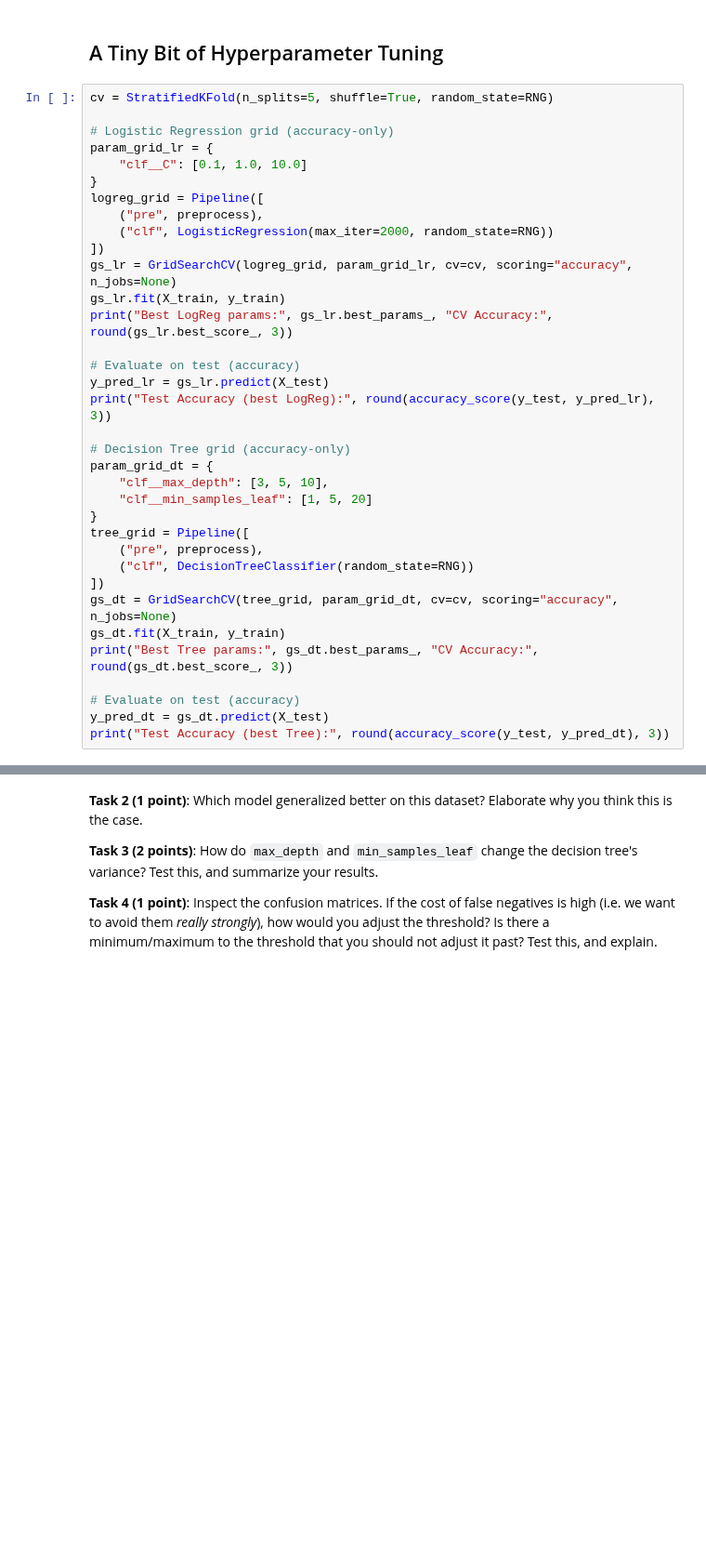
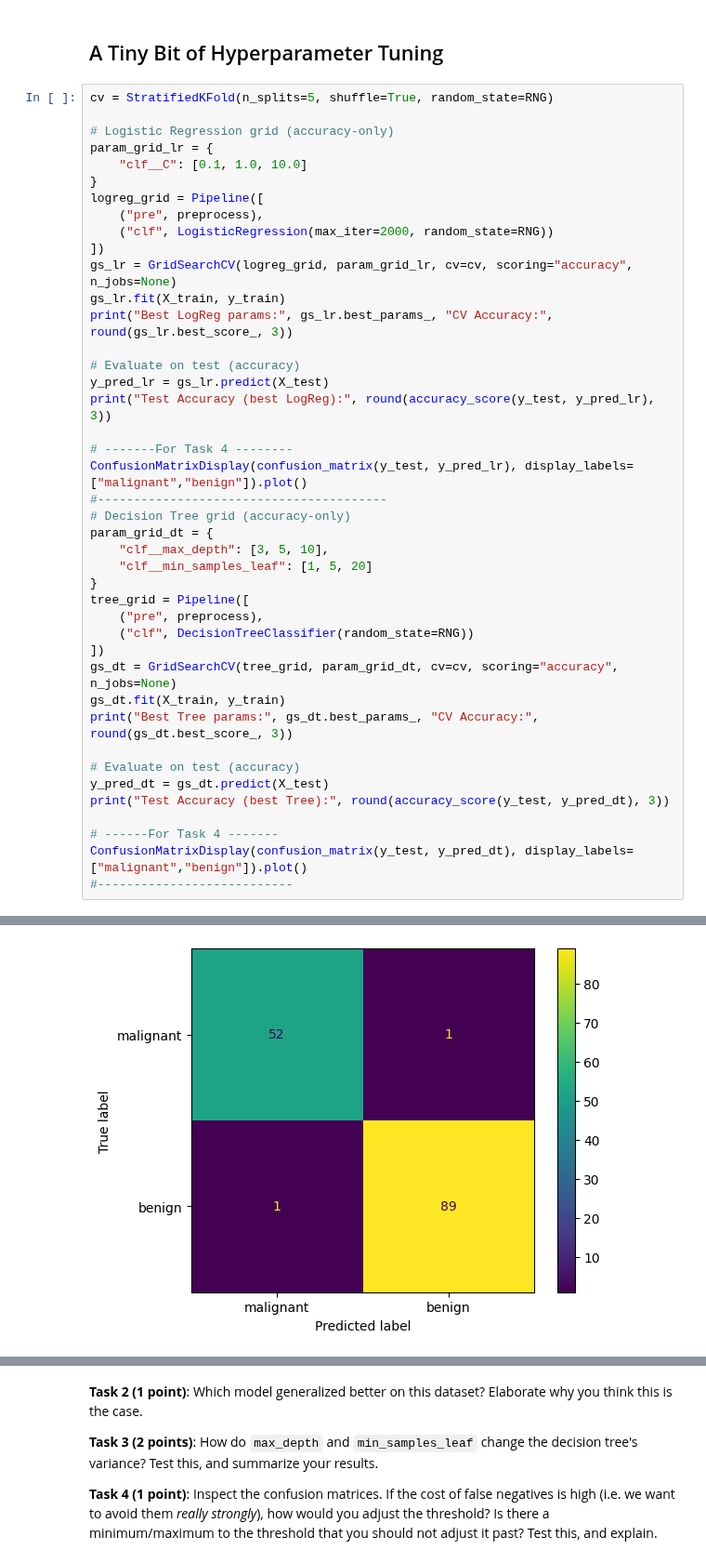
Before and after one commit to dustindobry/AIMA, a Jupyter notebook: week_02_ml_basics_I.ipynb, the cells around one changed output, grey strips where cells are left out. Shown at 93% size. Cells and saved outputs as stored; diff of their text form; blank space fills up the shorter version.

Commit message:
Task 4: Keine Ahnung

```diff
--- a/week_02_ml_basics_I.ipynb
+++ b/week_02_ml_basics_I.ipynb
@@ -516,6 +516,9 @@ print("Best LogReg params:", gs_lr.best_params_, "CV Accuracy:", round(gs_lr.bes
 y_pred_lr = gs_lr.predict(X_test)
 print("Test Accuracy (best LogReg):", round(accuracy_score(y_test, y_pred_lr), 3))
 
+# -------For Task 4 --------
+ConfusionMatrixDisplay(confusion_matrix(y_test, y_pred_lr), display_labels=["malignant","benign"]).plot()
+#----------------------------------------
 # Decision Tree grid (accuracy-only)
 param_grid_dt = {
     "clf__max_depth": [3, 5, 10],
@@ -532,6 +535,10 @@ print("Best Tree params:", gs_dt.best_params_, "CV Accuracy:", round(gs_dt.best_
 # Evaluate on test (accuracy)
 y_pred_dt = gs_dt.predict(X_test)
 print("Test Accuracy (best Tree):", round(accuracy_score(y_test, y_pred_dt), 3))
+
+# ------For Task 4 -------
+ConfusionMatrixDisplay(confusion_matrix(y_test, y_pred_dt), display_labels=["malignant","benign"]).plot()
+#---------------------------
 # %% [output]
 Best LogReg params: {'clf__C': 1.0} CV Accuracy: 0.979
 Test Accuracy (best LogReg): 0.986
@@ -539,0 +548 @@ Test Accuracy (best Tree): 0.944
+[figure, added]
```
Also changed, not shown: parts of 2 cells of this notebook.
